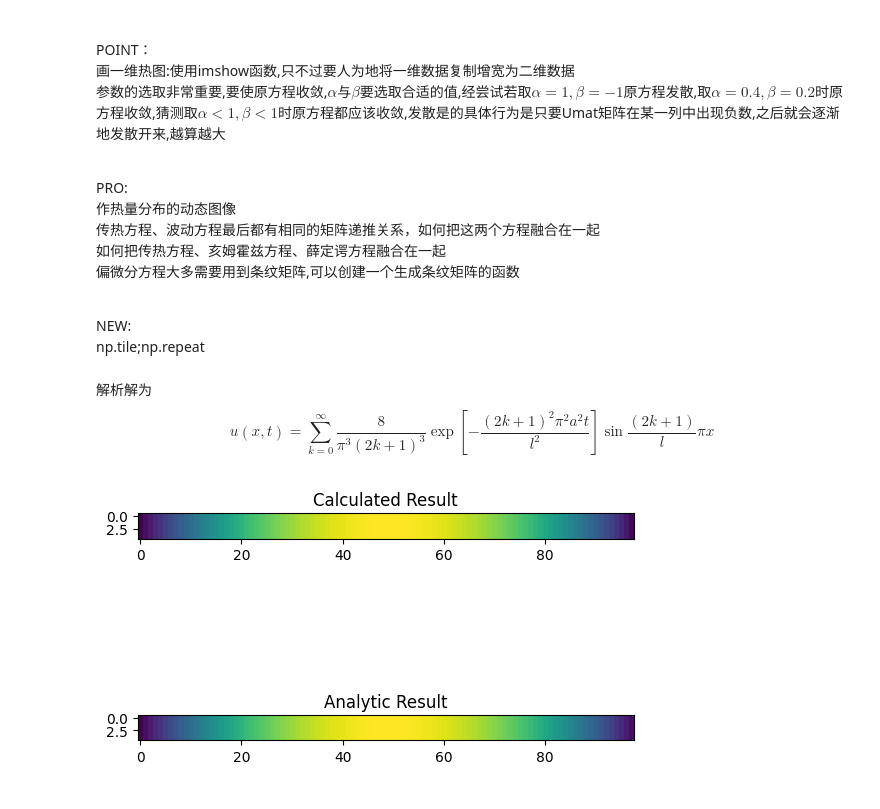
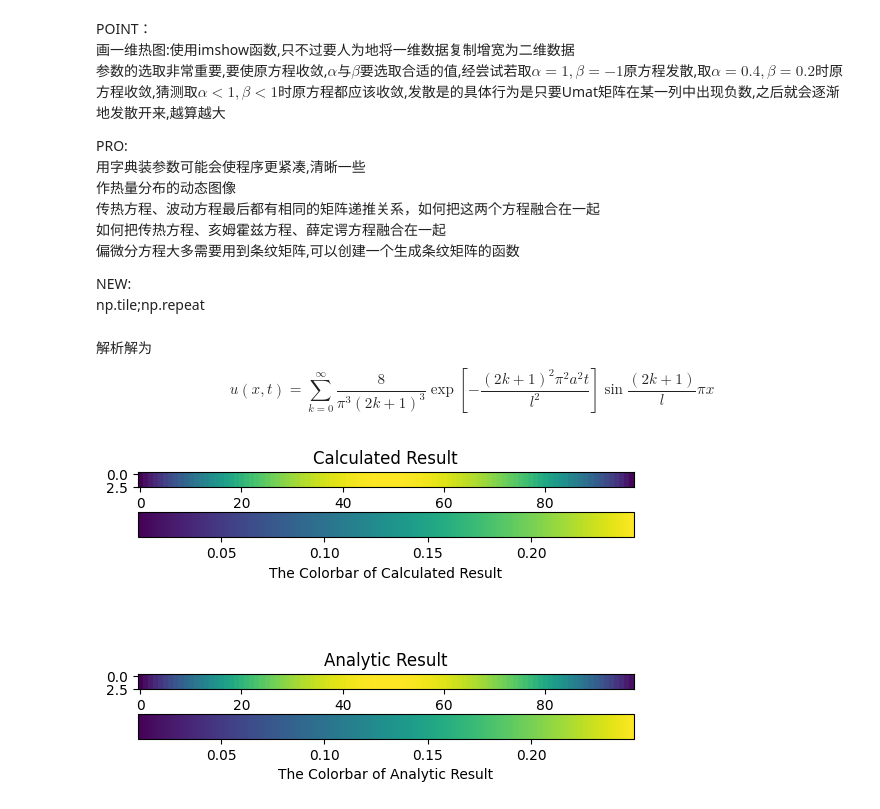
Before and after one commit to PencilFan/Exper-iPhysiCompute-Hmoework, a Jupyter notebook: Heat_Conduct_Equ.ipynb, the cells around one changed output. Drawn from its saved outputs; the diff is of its cells as text; code cells hidden in the pictures.

```diff
--- a/Heat_Conduct_Equ.ipynb
+++ b/Heat_Conduct_Equ.ipynb
@@ -1,20 +1,21 @@
 # %% [markdown]
-<br>POINT：
+POINT：
 <br>画一维热图:使用imshow函数,只不过要人为地将一维数据复制增宽为二维数据
 <br>参数的选取非常重要,要使原方程收敛,$\alpha$与$\beta$要选取合适的值,经尝试若取$\alpha=1,\beta=-1$原方程发散,取$\alpha=0.4,\beta=0.2$时原方程收敛,猜测取$\alpha < 1,\beta < 1$时原方程都应该收敛,发散是的具体行为是只要Umat矩阵在某一列中出现负数,之后就会逐渐地发散开来,越算越大
 
-<br>PRO:
+PRO:
+<br>用字典装参数可能会使程序更紧凑,清晰一些
 <br>作热量分布的动态图像
 <br>传热方程、波动方程最后都有相同的矩阵递推关系，如何把这两个方程融合在一起
 <br>如何把传热方程、亥姆霍兹方程、薛定谔方程融合在一起
 <br>偏微分方程大多需要用到条纹矩阵,可以创建一个生成条纹矩阵的函数
 
-<br>NEW:
+NEW:
 <br>np.tile;np.repeat
 # %%
 import numpy as np
 #初始化数据
-a=1
+a=5
 xN,tN=10,1
 x0,t0=0,0
 deltax=0.1
@@ -69,22 +70,23 @@ analy_Umat=analy_u(X,T)
 # %% [markdown]
 解析解为$$u(x, t)=\sum_{k=0}^{\infty} \frac{8}{\pi^{3}(2 k+1)^{3}} \exp \left[-\frac{(2 k+1)^{2} \pi^{2} a^{2} t}{l^{2}}\right] \sin \frac{(2 k+1)}{l} \pi x$$
 # %%
-#作图
-width=5
+#二维作图
+width=3
 tj=5
 calcu_result=Umat[:,tj]
 analy_result=analy_Umat[:,tj]
 calcu_result=np.tile(calcu_result,(width,1))
 analy_result=np.tile(analy_result,(width,1))
 import matplotlib.pyplot as plt
 fig=plt.figure()
 ax1=fig.add_subplot(2,1,1)
-ax1.imshow(calcu_result)
+imshow_calcu=ax1.imshow(calcu_result)
+fig.colorbar(imshow_calcu,orientation='horizontal',label='The Colorbar of Calculated Result')
 ax1.set_title('Calculated Result')
-ax1.imshow(calcu_result)
 ax2=fig.add_subplot(2,1,2)
-ax2.imshow(analy_result)
+imshow_analy=ax2.imshow(analy_result)
+fig.colorbar(imshow_analy,orientation='horizontal',label='The Colorbar of Analytic Result')
 ax2.set_title('Analytic Result')
 plt.show()
 # %% [output]
-[figure, old version]
+[figure, new version]
```
Also changed, not shown: parts of 2 cells of this notebook, 4 other files.
